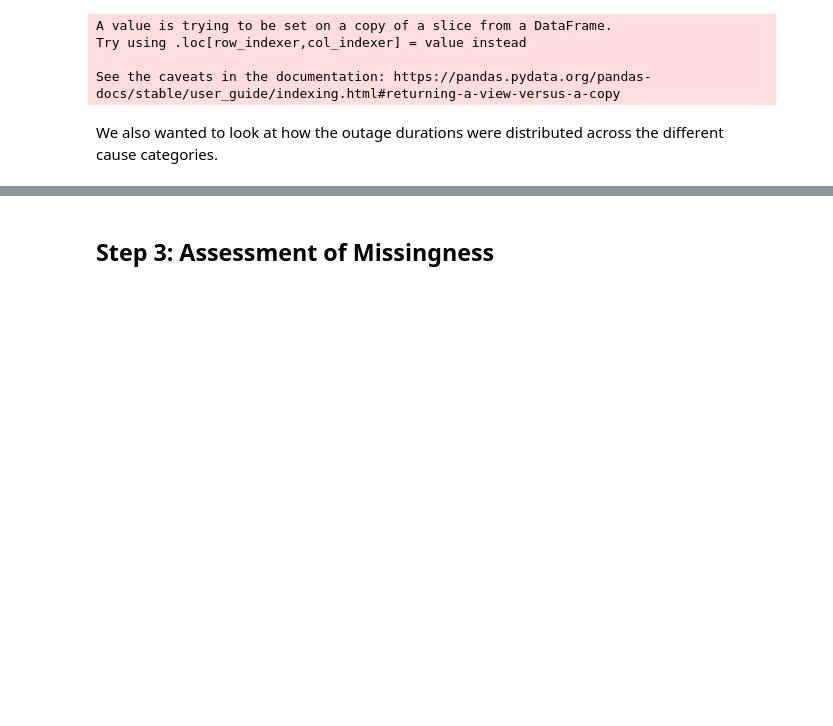
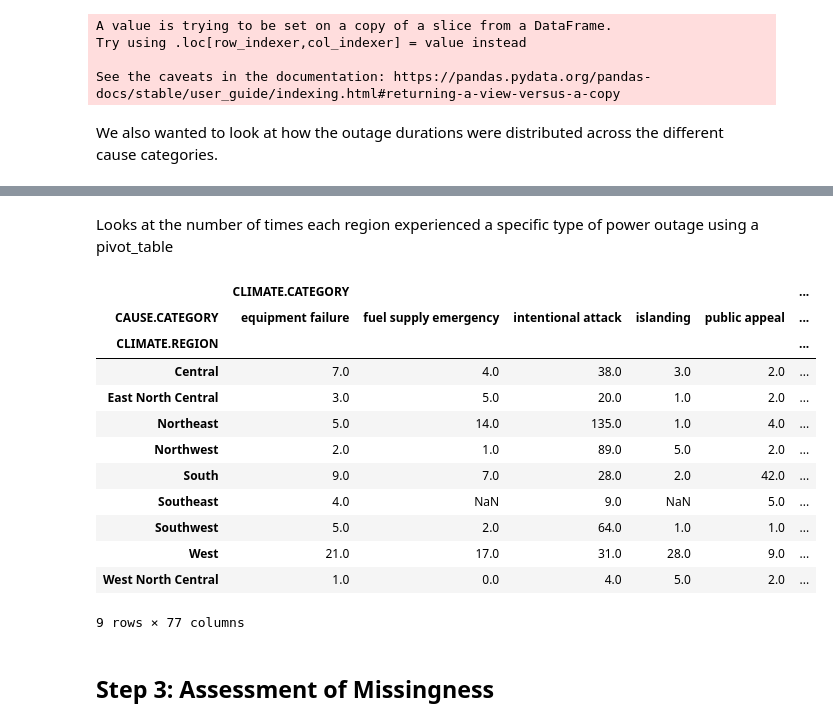
Before and after one commit to shaing04/power-outages-analysis, a Jupyter notebook: power outage analysis.ipynb, the cells around one changed output, grey strips where cells are left out. Saved outputs shown, nothing was run; the diff lists cells and outputs as text; code cells hidden in the pictures; blank space fills up the shorter version.

```diff
--- a/power outage analysis.ipynb
+++ b/power outage analysis.ipynb
@@ -296,3 +320,28 @@ fig.show()
+# %% [markdown]
+Looks at the number of times each region experienced a specific type of power outage using a pivot_table
+# %%
+pivot = pd.pivot_table(
+    outages_df,
+    index='CLIMATE.REGION',
+    columns='CAUSE.CATEGORY',
+    aggfunc='count'
+)
+
+pivot
+# %% [output]
+|  | CLIMATE.CATEGORY |  |  |  |  | ... |
+| CAUSE.CATEGORY | equipment failure | fuel supply emergency | intentional attack | islanding | public appeal | ... |
+| CLIMATE.REGION |  |  |  |  |  | ... |
+| Central | 7.0 | 4.0 | 38.0 | 3.0 | 2.0 | ... |
+| East North Central | 3.0 | 5.0 | 20.0 | 1.0 | 2.0 | ... |
+| Northeast | 5.0 | 14.0 | 135.0 | 1.0 | 4.0 | ... |
+| Northwest | 2.0 | 1.0 | 89.0 | 5.0 | 2.0 | ... |
+| South | 9.0 | 7.0 | 28.0 | 2.0 | 42.0 | ... |
+| Southeast | 4.0 | NaN | 9.0 | NaN | 5.0 | ... |
+| Southwest | 5.0 | 2.0 | 64.0 | 1.0 | 1.0 | ... |
+| West | 21.0 | 17.0 | 31.0 | 28.0 | 9.0 | ... |
+| West North Central | 1.0 | 0.0 | 4.0 | 5.0 | 2.0 | ... |
+9 rows × 77 columns
 # %% [markdown]
 ## Step 3: Assessment of Missingness
 # %%
```
Also changed, not shown: parts of 3 cells of this notebook, 3 other files.
